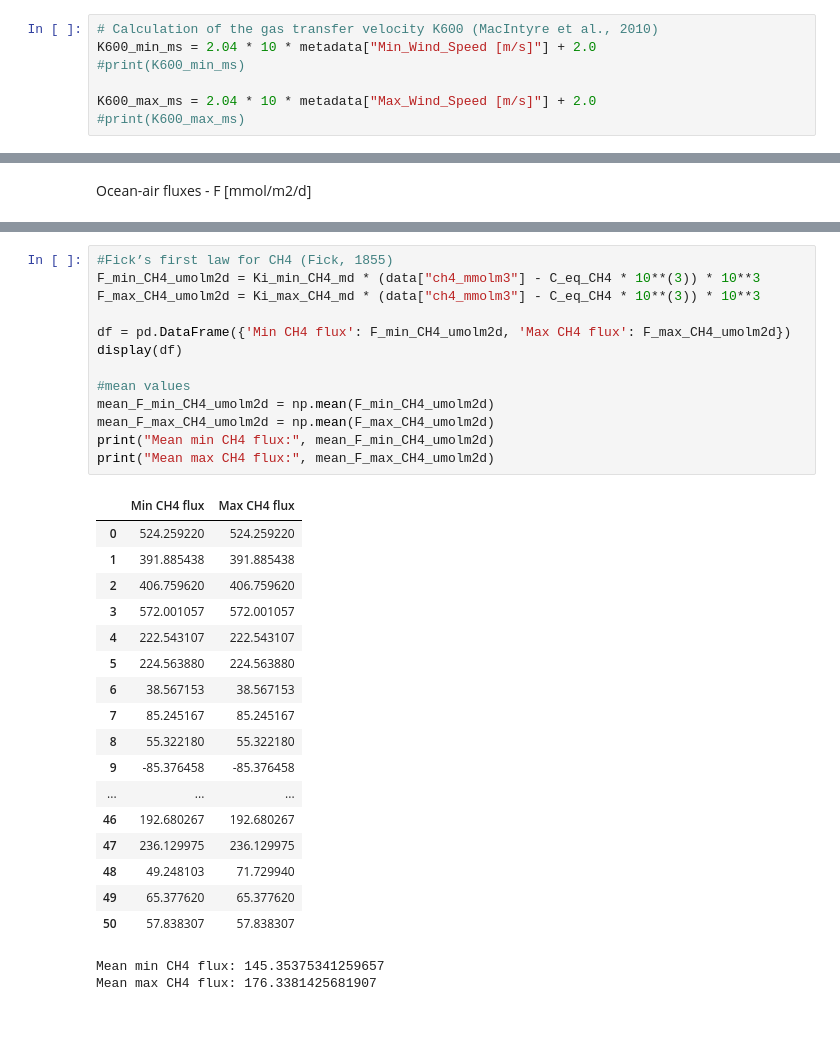
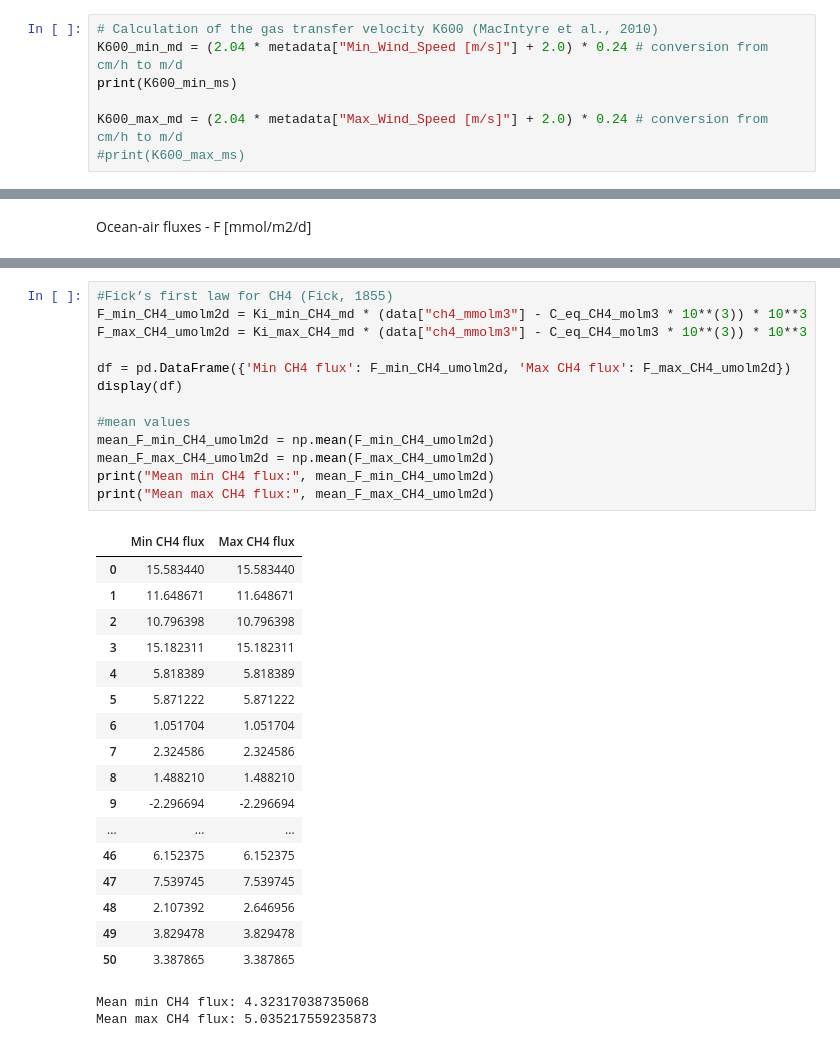
Before and after one commit to lolapricam/Sea-air_fluxes_Arctic, a Jupyter notebook: main_code.ipynb, the cells around one changed output, grey strips where cells are left out. Cells and saved outputs as stored; diff of their text form.

```diff
--- a/main_code.ipynb
+++ b/main_code.ipynb
@@ -176,8 +176,8 @@ print(metadata.head())
 4                  19.0              9.774444              9.774444
 # %%
 # Calculation of the gas transfer velocity K600 (MacIntyre et al., 2010)
-K600_min_ms = 2.04 * 10 * metadata["Min_Wind_Speed [m/s]"] + 2.0
-#print(K600_min_ms)
+K600_min_md = (2.04 * metadata["Min_Wind_Speed [m/s]"] + 2.0) * 0.24 # conversion from cm/h to m/d
+print(K600_min_ms)
 
-K600_max_ms = 2.04 * 10 * metadata["Max_Wind_Speed [m/s]"] + 2.0
+K600_max_md = (2.04 * metadata["Max_Wind_Speed [m/s]"] + 2.0) * 0.24 # conversion from cm/h to m/d
 #print(K600_max_ms)
@@ -310,36 +328,36 @@ Greenland mean max CO2 flux : -184.93810210701076
 # %%
 #Fick’s first law for CH4 (Fick, 1855)
-F_min_CH4_umolm2d = Ki_min_CH4_md * (data["ch4_mmolm3"] - C_eq_CH4 * 10**(3)) * 10**3
-F_max_CH4_umolm2d = Ki_max_CH4_md * (data["ch4_mmolm3"] - C_eq_CH4 * 10**(3)) * 10**3
+F_min_CH4_umolm2d = Ki_min_CH4_md * (data["ch4_mmolm3"] - C_eq_CH4_molm3 * 10**(3)) * 10**3
+F_max_CH4_umolm2d = Ki_max_CH4_md * (data["ch4_mmolm3"] - C_eq_CH4_molm3 * 10**(3)) * 10**3
 
 df = pd.DataFrame({'Min CH4 flux': F_min_CH4_umolm2d, 'Max CH4 flux': F_max_CH4_umolm2d})
 display(df)
 
 #mean values
 mean_F_min_CH4_umolm2d = np.mean(F_min_CH4_umolm2d)
 mean_F_max_CH4_umolm2d = np.mean(F_max_CH4_umolm2d)
 print("Mean min CH4 flux:", mean_F_min_CH4_umolm2d)
 print("Mean max CH4 flux:", mean_F_max_CH4_umolm2d)
 # %% [output]
 |  | Min CH4 flux | Max CH4 flux |
-| 0 | 524.259220 | 524.259220 |
-| 1 | 391.885438 | 391.885438 |
-| 2 | 406.759620 | 406.759620 |
-| 3 | 572.001057 | 572.001057 |
-| 4 | 222.543107 | 222.543107 |
-| 5 | 224.563880 | 224.563880 |
-| 6 | 38.567153 | 38.567153 |
-| 7 | 85.245167 | 85.245167 |
-| 8 | 55.322180 | 55.322180 |
-| 9 | -85.376458 | -85.376458 |
+| 0 | 15.583440 | 15.583440 |
+| 1 | 11.648671 | 11.648671 |
+| 2 | 10.796398 | 10.796398 |
+| 3 | 15.182311 | 15.182311 |
+| 4 | 5.818389 | 5.818389 |
+| 5 | 5.871222 | 5.871222 |
+| 6 | 1.051704 | 1.051704 |
+| 7 | 2.324586 | 2.324586 |
+| 8 | 1.488210 | 1.488210 |
+| 9 | -2.296694 | -2.296694 |
 | ... | ... | ... |
-| 46 | 192.680267 | 192.680267 |
-| 47 | 236.129975 | 236.129975 |
-| 48 | 49.248103 | 71.729940 |
-| 49 | 65.377620 | 65.377620 |
-| 50 | 57.838307 | 57.838307 |
+| 46 | 6.152375 | 6.152375 |
+| 47 | 7.539745 | 7.539745 |
+| 48 | 2.107392 | 2.646956 |
+| 49 | 3.829478 | 3.829478 |
+| 50 | 3.387865 | 3.387865 |
-Mean min CH4 flux: 145.35375341259657
-Mean max CH4 flux: 176.3381425681907
+Mean min CH4 flux: 4.32317038735068
+Mean max CH4 flux: 5.035217559235873
 # %%
 #mean value of transatlantic samples
 mean_min_F_CH4_transat = np.mean(F_min_CH4_umolm2d[0:28])
```
Also changed, not shown: parts of 7 cells of this notebook.
